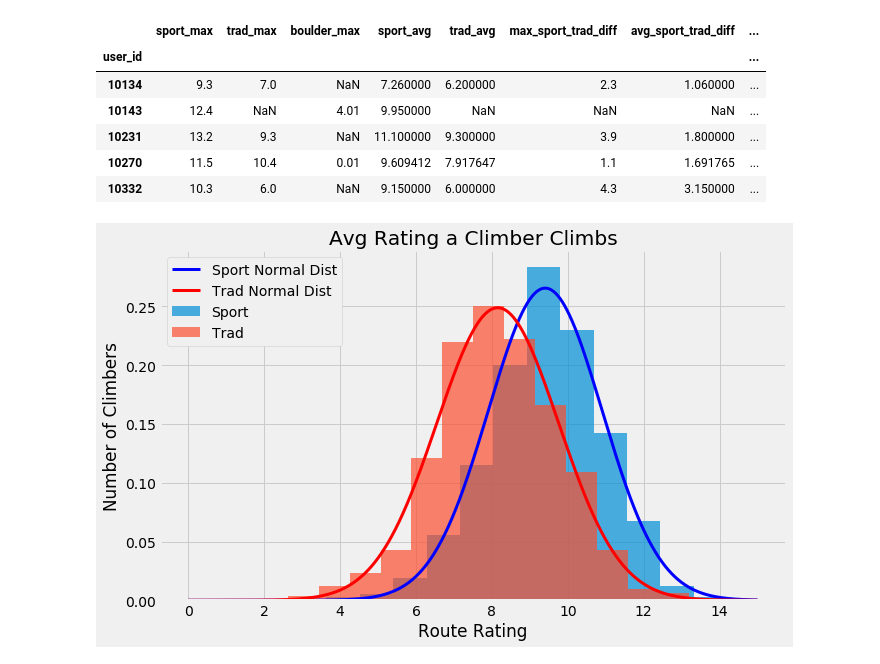
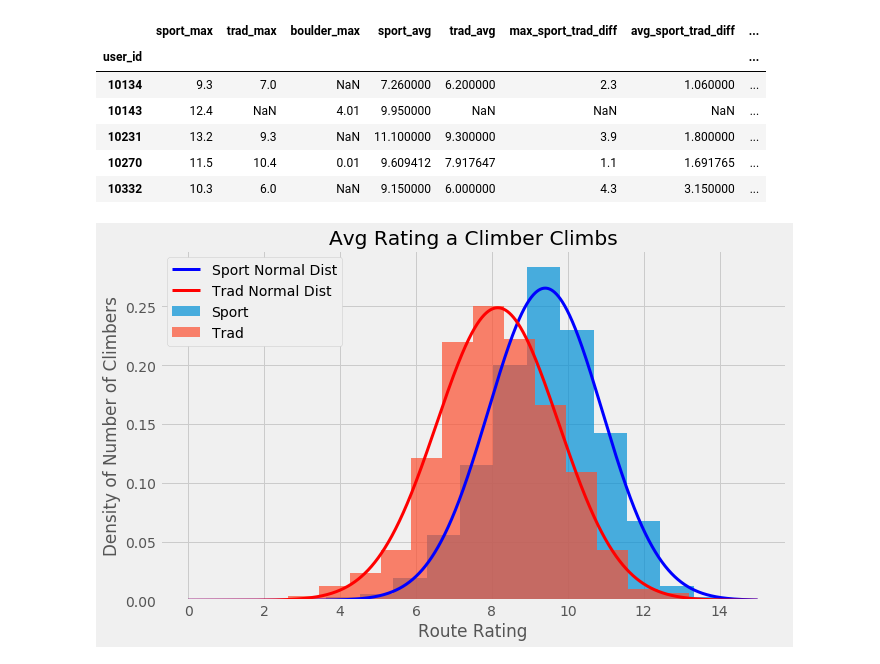
Before and after one commit to redwin21/trad-vs-sport, a Jupyter notebook: analysis/hypothesis_test.ipynb, the cells around one changed output. Cells and saved outputs as stored; diff of their text form; code cells hidden in the pictures.

Commit message:
complete all necessary plots

```diff
--- a/analysis/hypothesis_test.ipynb
+++ b/analysis/hypothesis_test.ipynb
@@ -62,28 +62,28 @@ climber_stats.head()
 # %%
 avg_sport = np.mean(climber_stats['sport_avg'])
 var_sport = np.var(climber_stats['sport_avg'])
 avg_trad = np.mean(climber_stats['trad_avg'])
 var_trad = np.var(climber_stats['trad_avg'])
 n_sport = len(climber_stats[climber_stats['sport_avg'].notnull()])
 n_trad = len(climber_stats[climber_stats['trad_avg'].notnull()])
 
 sport_norm_dist = stats.norm(avg_sport, np.sqrt(var_sport))
 trad_norm_dist = stats.norm(avg_trad, np.sqrt(var_trad))
 curve_x = np.linspace(0, 15, 10**4)
 
 bins = 15
 alpha = .7
 lw = 3
 fig, ax = plt.subplots(figsize=(10,6))
 ax.hist(climber_stats['sport_avg'], bins=bins, alpha=alpha, label='Sport', density=True);
 ax.hist(climber_stats['trad_avg'], bins=bins, alpha=alpha, label='Trad', density=True);
 ax.plot(curve_x, sport_norm_dist.pdf(curve_x), linewidth=lw, color='b', label='Sport Normal Dist');
 ax.plot(curve_x, trad_norm_dist.pdf(curve_x), linewidth=lw, color='r', label='Trad Normal Dist');
-ax.set_ylabel('Number of Climbers');
+ax.set_ylabel('Density of Number of Climbers');
 ax.set_xlabel('Route Rating');
 ax.set_title('Avg Rating a Climber Climbs');
 ax.legend(loc='upper left', framealpha=1);
 
-plt.savefig('./images/climber_stats.png', bbox_inches='tight')
+plt.savefig('./images/avg_rating_norm.png', bbox_inches='tight')
 # %% [output]
-[figure, old version]
+[figure, new version]
```
Also changed, not shown: parts of 7 cells of this notebook.
